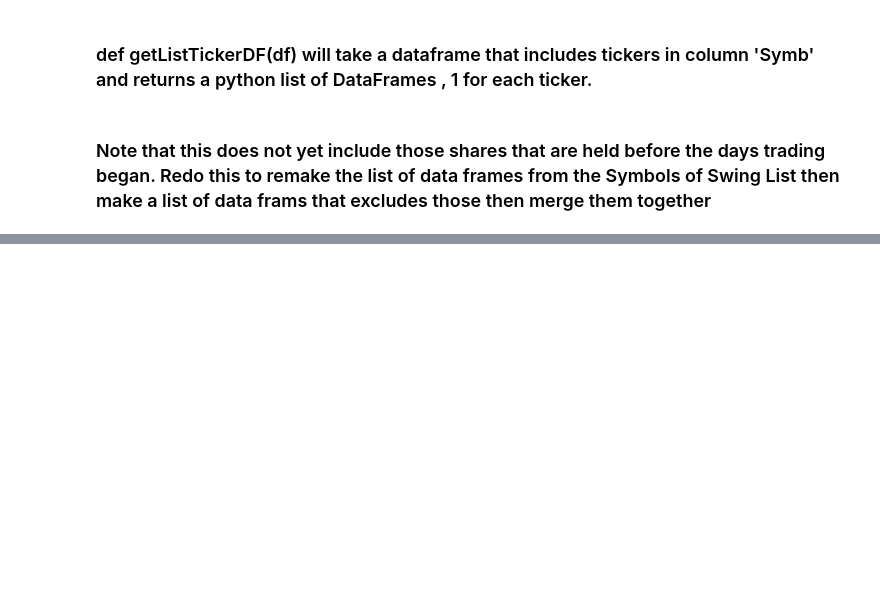
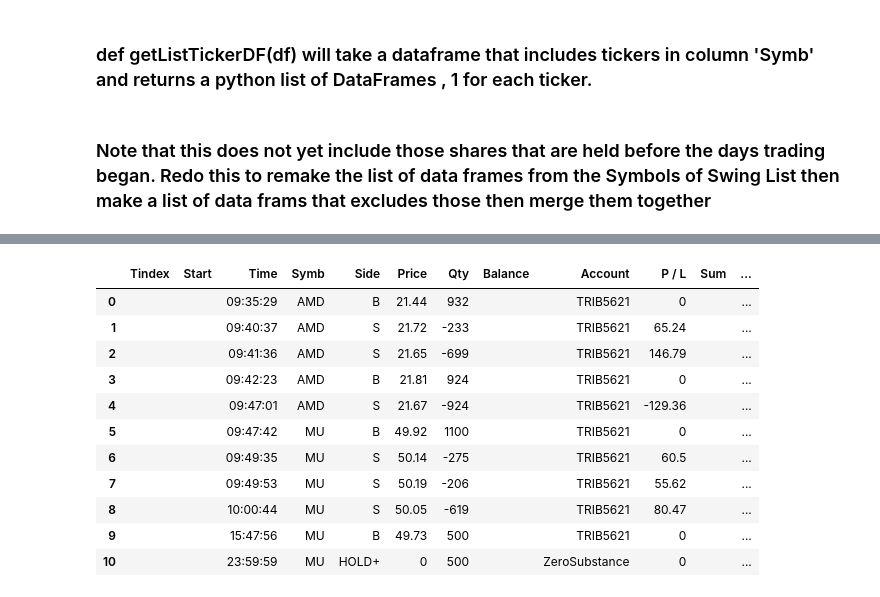
Before and after one commit to MikePia/structjour, a Jupyter notebook: trade.ipynb, the cells around one changed output, grey strips where cells are left out. Cells and saved outputs as stored; diff of their text form; code cells hidden in the pictures; blank space fills up the shorter version.

```diff
--- a/trade.ipynb
+++ b/trade.ipynb
@@ -5,3 +7,10 @@ import pandas as pd
 from IPython.core.display import HTML
 css = open('style-table.css').read() + open('style-notebook.css').read()
 HTML('<style>{}</style>'.format(css))
+# %%
+import os
+# tdir = os.path.join("C:\\trader\journal\_08_August\Week_4\_0821_Tuesday")
+# tdir = (r"C:\trader\journal\_08_August\Week_4\_0822_Wednesday")
+tdir = (r"C:\trader\journal\_08_August\Week_4\_0823_Thursday")
+
+tdir
@@ -8,12 +19,13 @@ HTML('<style>{}</style>'.format(css))
 # %%
-import os
-tfile = os.path.join("C:\\trader\journal\_08_August\Week_3\_0817_Friday", "Trades.csv")
-tfile="TradesWithHolds.csv"
+tfile=os.path.join(tdir, "Trades.csv")
+
+# tfile="TradesWithHolds.csv"
 # tfile="TradesExcelEdited.csv"
+# tfile="TradesWithBothHolds.csv"
 
 #The copied path from file explorer fails
-t=os.path.join("C:\trader\journal\_08_August\Week_3\_0817_Friday", "Trades.csv")
+# t=os.path.join("C:\trader\journal\_08_August\Week_3\_0817_Friday", "Trades.csv")
 
 
 
-t
+tfile
@@ -60,7 +76,7 @@ def addRows(dframe, numRow) :
     newdf= createDf(dframe, numRow)
 
 
-    dframe = dframe.append(newdf, ignore_index=True)
+    dframe = dframe.append(newdf, ignore_index=True, sort=False)
 
     return dframe
 # %% [markdown]
@@ -241,5 +257,5 @@ def insertOvernightRow(dframe, st, time='Time', symbol='Symb', side='Side', pric
                             ldf.at[i, acct] = 'ZeroSubstance'
                             ldf.at[i, PL] = 0
 
-        newdf = newdf.append(ldf, ignore_index = True)
+        newdf = newdf.append(ldf, ignore_index = True, sort = False)
     return newdf
@@ -313,8 +483,21 @@ lbls = ['Tindex', 'Start', 'Time', 'Symb', 'Side', 'Price', 'Qty','Balance', 'Ac
 # %%
 for l in lbls :
     if l not in listdf.columns :
         listdf[l] = ''
 # trades.columns
 newTrades = listdf[lbls]
 newTrades.copy()
-newTrades.columns
+# newTrades.columns
+# %% [output]
+|  | Tindex | Start | Time | Symb | Side | Price | Qty | Balance | Account | P / L | Sum | ... |
+| 0 |  |  | 09:35:29 | AMD | B | 21.44 | 932 |  | TRIB5621 | 0 |  | ... |
+| 1 |  |  | 09:40:37 | AMD | S | 21.72 | -233 |  | TRIB5621 | 65.24 |  | ... |
+| 2 |  |  | 09:41:36 | AMD | S | 21.65 | -699 |  | TRIB5621 | 146.79 |  | ... |
+| 3 |  |  | 09:42:23 | AMD | B | 21.81 | 924 |  | TRIB5621 | 0 |  | ... |
+| 4 |  |  | 09:47:01 | AMD | S | 21.67 | -924 |  | TRIB5621 | -129.36 |  | ... |
+| 5 |  |  | 09:47:42 | MU | B | 49.92 | 1100 |  | TRIB5621 | 0 |  | ... |
+| 6 |  |  | 09:49:35 | MU | S | 50.14 | -275 |  | TRIB5621 | 60.5 |  | ... |
+| 7 |  |  | 09:49:53 | MU | S | 50.19 | -206 |  | TRIB5621 | 55.62 |  | ... |
+| 8 |  |  | 10:00:44 | MU | S | 50.05 | -619 |  | TRIB5621 | 80.47 |  | ... |
+| 9 |  |  | 15:47:56 | MU | B | 49.73 | 500 |  | TRIB5621 | 0 |  | ... |
+| 10 |  |  | 23:59:59 | MU | HOLD+ | 0 | 500 |  | ZeroSubstance | 0 |  | ... |
```
Also changed, not shown: parts of 94 cells of this notebook, 1 other file.
